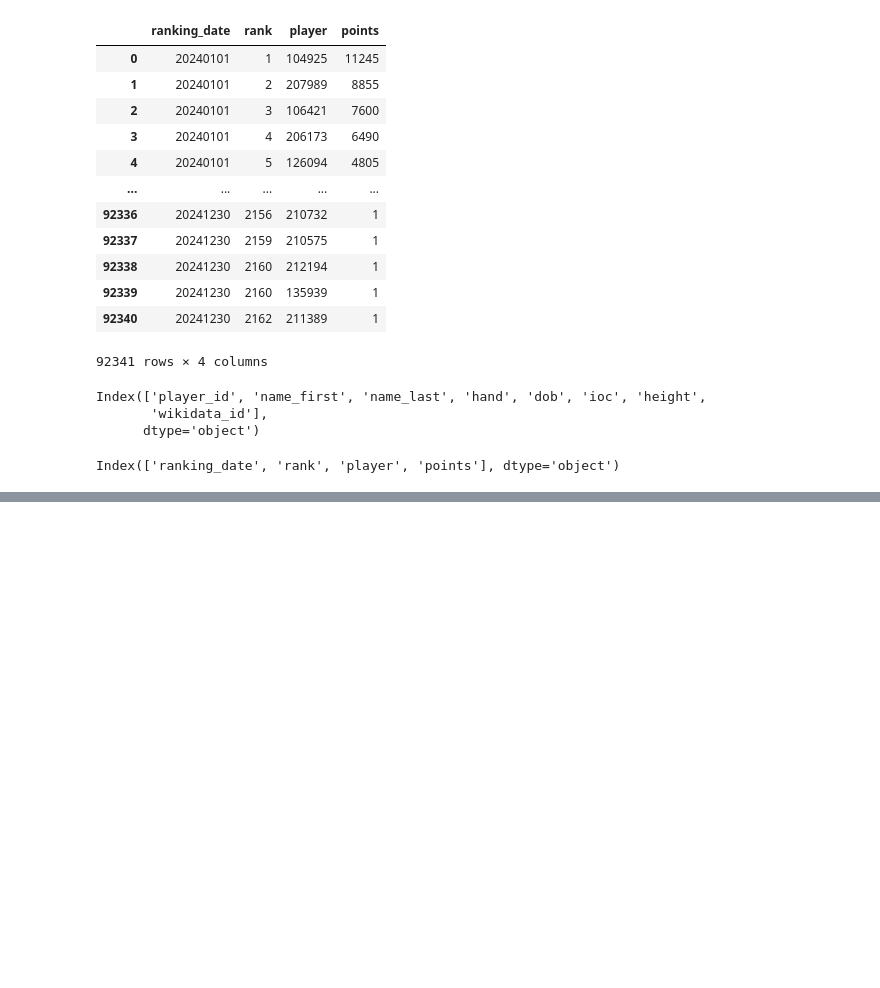
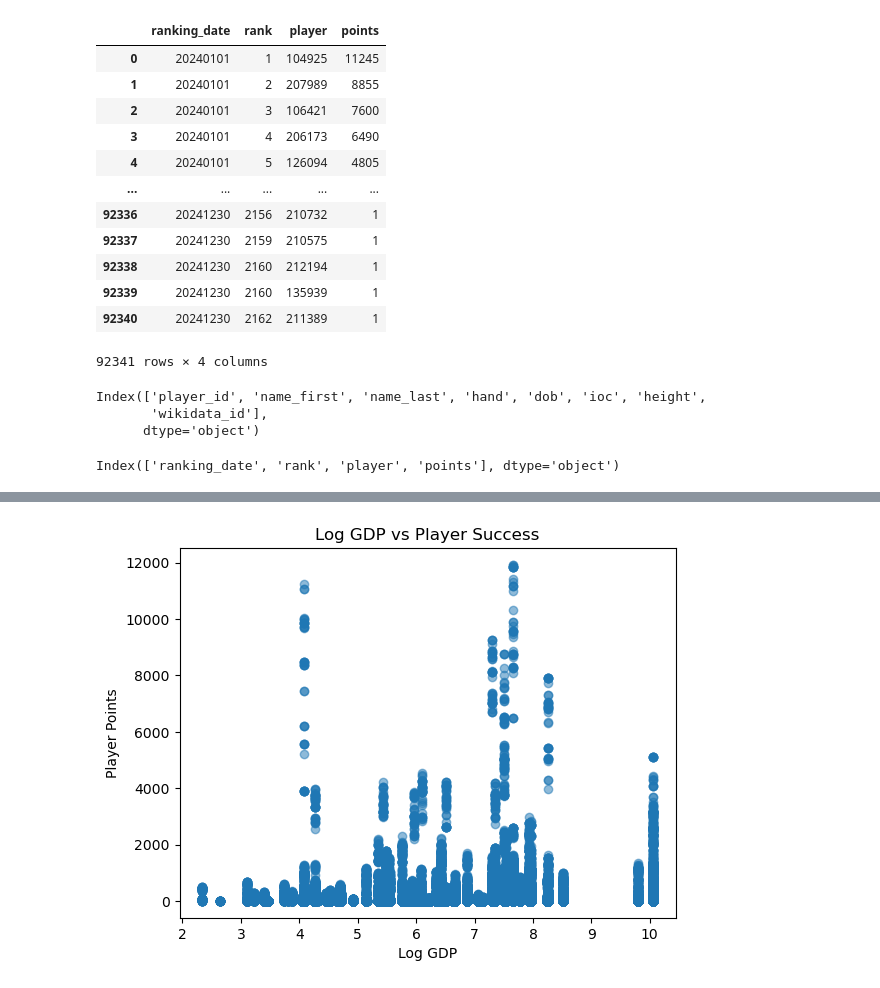
Before and after one commit to luoxuchen2/is477-chen-jenny, a Jupyter notebook: notebook.ipynb, the cells around one changed output, grey strips where cells are left out. Drawn from its saved outputs; the diff is of its cells as text; code cells hidden in the pictures; blank space fills up the shorter version.

```diff
--- a/notebook.ipynb
+++ b/notebook.ipynb
@@ -46,0 +371,13 @@ Index(['ranking_date', 'rank', 'player', 'points'], dtype='object')
+# %%
+import numpy as np
+
+df["log_gdp"] = np.log(df["Value"])
+
+plt.figure()
+plt.scatter(df["log_gdp"], df["points"], alpha=0.5)
+plt.xlabel("Log GDP")
+plt.ylabel("Player Points")
+plt.title("Log GDP vs Player Success")
+plt.show()
+# %% [output]
+[figure, added]
```
Also changed, not shown: parts of 18 cells of this notebook.
